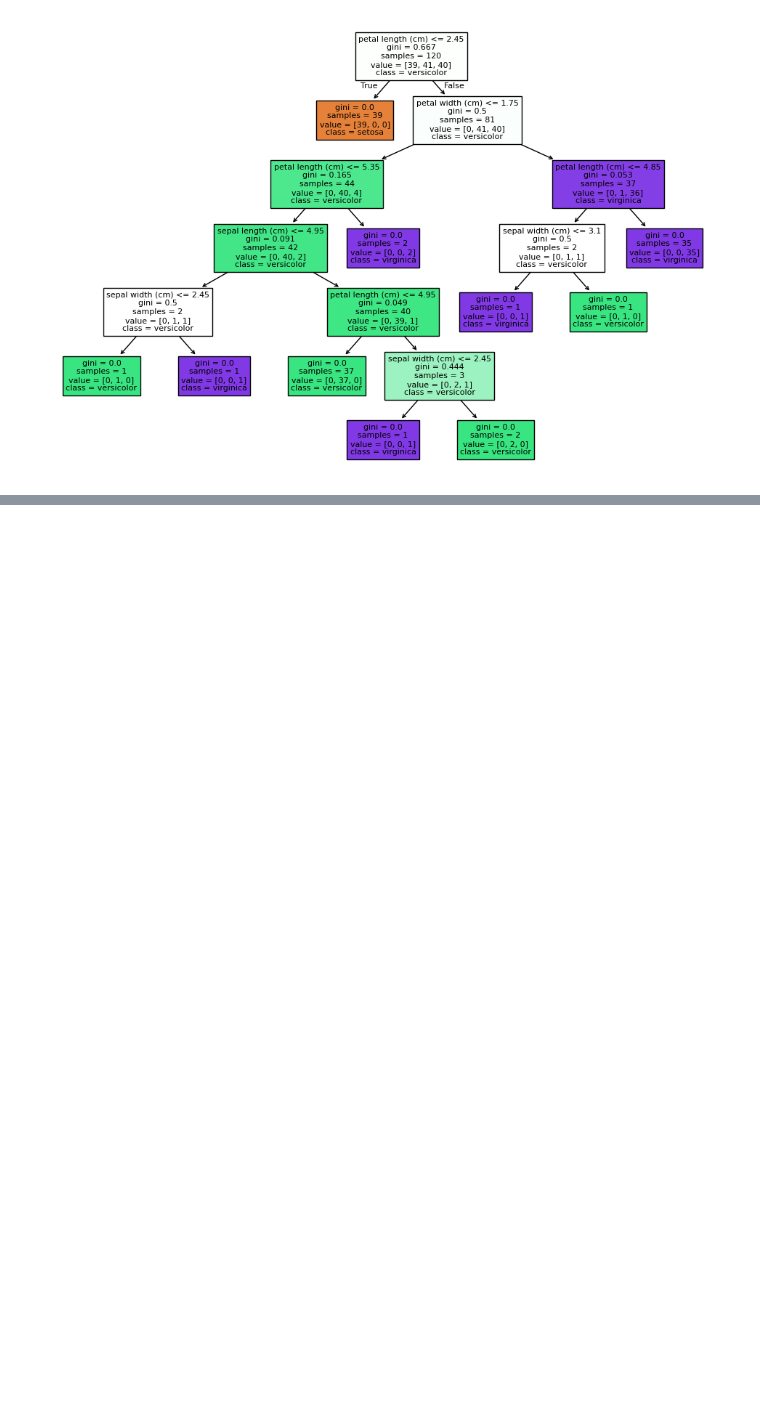
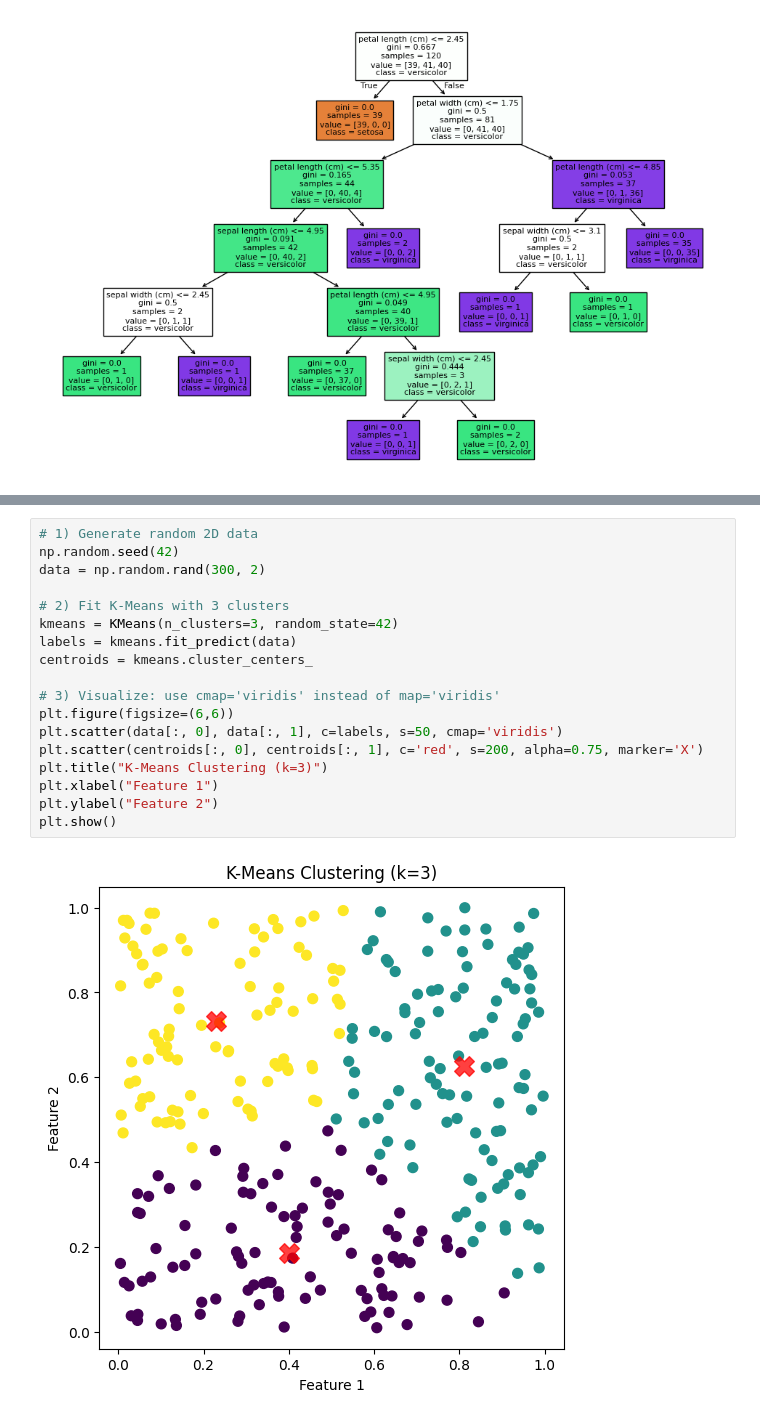
Before and after one commit to JFelixSB/Masters_Big_Data_Data_Analytics, a Jupyter notebook: module4.ipynb, the cells around one changed output, grey strips where cells are left out. Saved outputs shown, nothing was run; the diff lists cells and outputs as text; blank space fills up the shorter version.

```diff
--- a/module4.ipynb
+++ b/module4.ipynb
@@ -380,0 +421,20 @@ plt.show()
+# %%
+# 1) Generate random 2D data
+np.random.seed(42)
+data = np.random.rand(300, 2)
+
+# 2) Fit K-Means with 3 clusters
+kmeans = KMeans(n_clusters=3, random_state=42)
+labels = kmeans.fit_predict(data)
+centroids = kmeans.cluster_centers_
+
+# 3) Visualize: use cmap='viridis' instead of map='viridis'
+plt.figure(figsize=(6,6))
+plt.scatter(data[:, 0], data[:, 1], c=labels, s=50, cmap='viridis')
+plt.scatter(centroids[:, 0], centroids[:, 1], c='red', s=200, alpha=0.75, marker='X')
+plt.title("K-Means Clustering (k=3)")
+plt.xlabel("Feature 1")
+plt.ylabel("Feature 2")
+plt.show()
+# %% [output]
+[figure, added]
```
Also changed, not shown: parts of 2 cells of this notebook.
